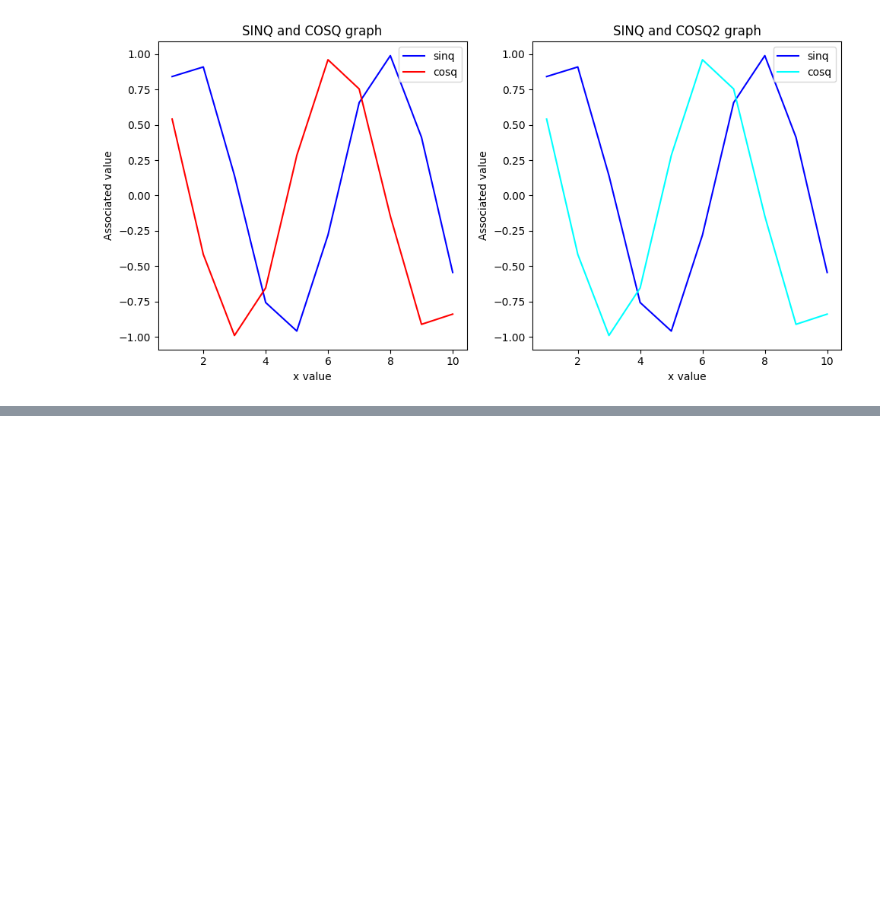
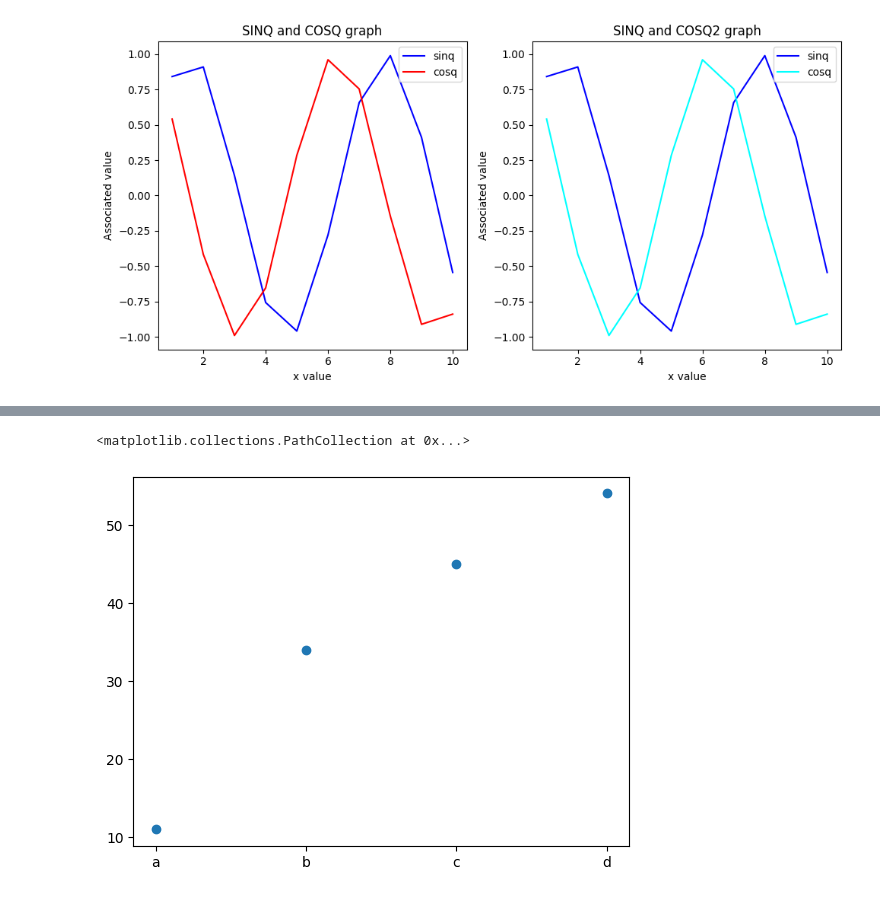
Before and after one commit to shuvadippal08/all_tasks_python, a Jupyter notebook: Matplotlib.ipynb, the cells around one changed output, grey strips where cells are left out. Saved outputs shown, nothing was run; the diff lists cells and outputs as text; code cells hidden in the pictures; blank space fills up the shorter version.

```diff
--- a/Matplotlib.ipynb
+++ b/Matplotlib.ipynb
@@ -209,0 +231,10 @@ plt.show()
+# %%
+company = ['a','b','c','d']
+revenew = [11,34,45,54]
+# %%
+plt.scatter(company,revenew)
+
+## to find the correlation between plots (numerical and analytical data)
+# %% [output]
+<matplotlib.collections.PathCollection at 0x...>
+[figure, added]
```
Also changed, not shown: parts of 5 cells of this notebook.
